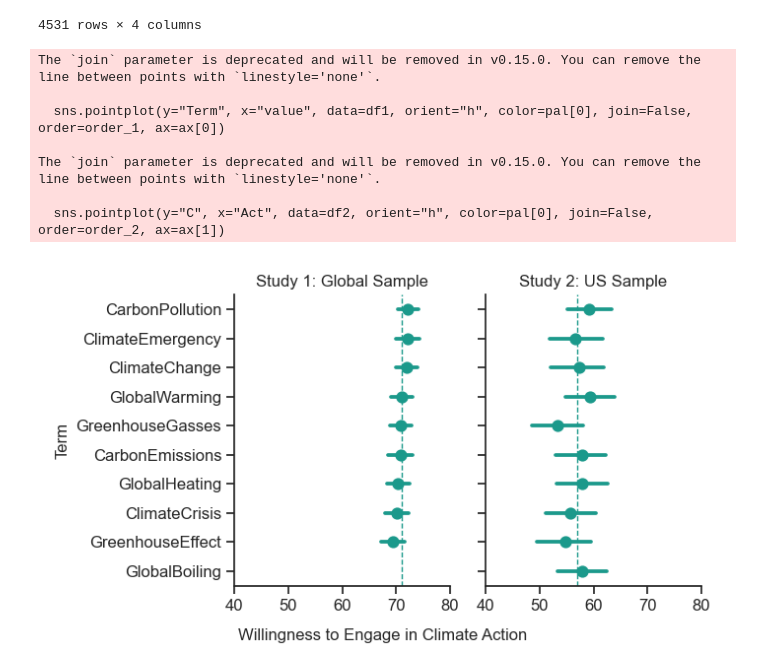
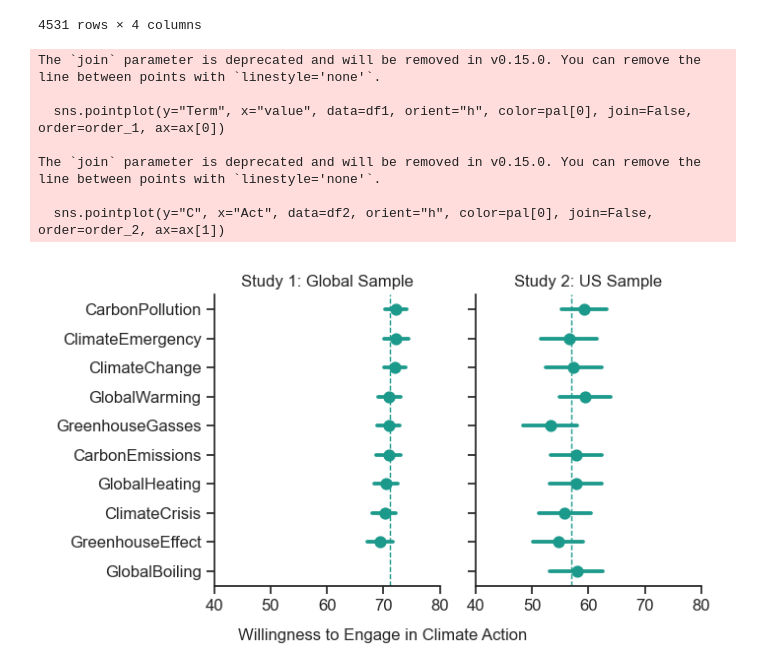
Before and after one commit to dgoldwert/climateterms, a Jupyter notebook: code/figure.ipynb, the cells around one changed output. Cells and saved outputs as stored; diff of their text form; code cells hidden in the pictures.

```diff
--- a/code/figure.ipynb
+++ b/code/figure.ipynb
@@ -283,7 +283,7 @@ else:
 # Plot for Study 1
 sns.pointplot(y="Term", x="value", data=df1, orient="h", color=pal[0], join=False, order=order_1, ax=ax[0])
 ax[0].set_title("Study 1: Global Sample")
-ax[0].set_ylabel("Term")
+ax[0].set_ylabel("")
 
 # Plot for Study 2
 sns.pointplot(y="C", x="Act", data=df2, orient="h", color=pal[0], join=False, order=order_2, ax=ax[1])
@@ -292,31 +292,31 @@ ax[1].set_ylabel("")
 
 # Set the x-axis scale for both plots
 ax[0].set_xlim(40, 80)
 ax[1].set_xlim(40, 80)
 
 # Remove the individual x-labels
 ax[0].set_xlabel("")
 ax[1].set_xlabel("")
 
 # Set a common x-label for the entire figure
 fig.text(0.5, 0.04, 'Willingness to Engage in Climate Action', ha='center', va='center')
 
 # Add vertical dotted line at the mean value for Study 1
 ax[0].axvline(mean_value_df1, color='#1B998B', linestyle='--', linewidth=1)
 
 # Add vertical dotted line at the mean value for Study 2
 ax[1].axvline(mean_value_df2, color='#1B998B', linestyle='--', linewidth=1)
 
 sns.despine()
 plt.tight_layout(rect=[0, 0.05, 1, 1])
 plt.show()
 #plt.savefig('Terms_MainFig.png', dpi=900, format="png")
 # %% [output]
 The `join` parameter is deprecated and will be removed in v0.15.0. You can remove the line between points with `linestyle='none'`.
 
   sns.pointplot(y="Term", x="value", data=df1, orient="h", color=pal[0], join=False, order=order_1, ax=ax[0])
 
 The `join` parameter is deprecated and will be removed in v0.15.0. You can remove the line between points with `linestyle='none'`.
 
   sns.pointplot(y="C", x="Act", data=df2, orient="h", color=pal[0], join=False, order=order_2, ax=ax[1])
-[figure, old version]
+[figure, new version]
```
